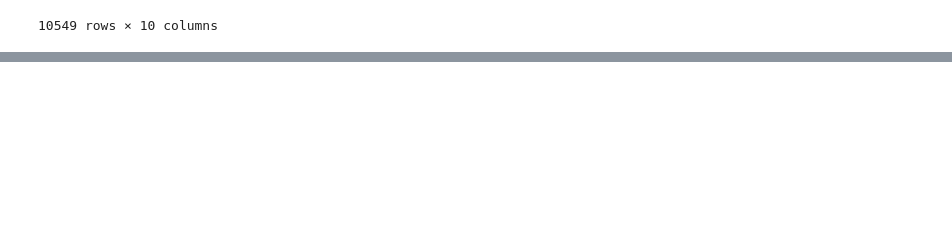
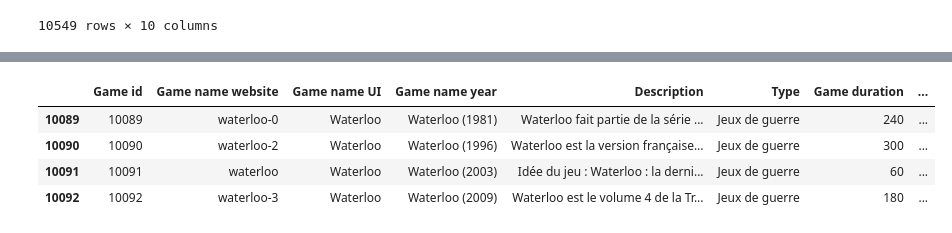
Before and after one commit to Franciline/Recommendation_system, a Jupyter notebook: data_cleaning_analysis/jeux_cleaning.ipynb, the cells around one changed output, grey strips where cells are left out. Saved outputs shown, nothing was run; the diff lists cells and outputs as text; code cells hidden in the pictures; blank space fills up the shorter version.

```diff
--- a/data_cleaning_analysis/jeux_cleaning.ipynb
+++ b/data_cleaning_analysis/jeux_cleaning.ipynb
@@ -68,0 +170,11 @@ jeux_clean[jeux_clean["Age max"] > 100] = 100 # fix max age value to 100
+# %%
+id_games = jeux_clean[["Game id", "Game name UI"]].groupby(by="Game name UI").count()
+id_games[id_games["Game id"] > 1]
+
+jeux_clean[jeux_clean["Game name UI"] == "Waterloo"]
+# %% [output]
+|  | Game id | Game name website | Game name UI | Game name year | Description | Type | Game duration | ... |
+| 10089 | 10089 | waterloo-0 | Waterloo | Waterloo (1981) | Waterloo fait partie de la série ... | Jeux de guerre | 240 | ... |
+| 10090 | 10090 | waterloo-2 | Waterloo | Waterloo (1996) | Waterloo est la version française... | Jeux de guerre | 300 | ... |
+| 10091 | 10091 | waterloo | Waterloo | Waterloo (2003) | Idée du jeu : Waterloo : la derni... | Jeux de guerre | 60 | ... |
+| 10092 | 10092 | waterloo-3 | Waterloo | Waterloo (2009) | Waterloo est le volume 4 de la Tr... | Jeux de guerre | 180 | ... |
```
Also changed, not shown: parts of 13 cells of this notebook, 2 other files.
